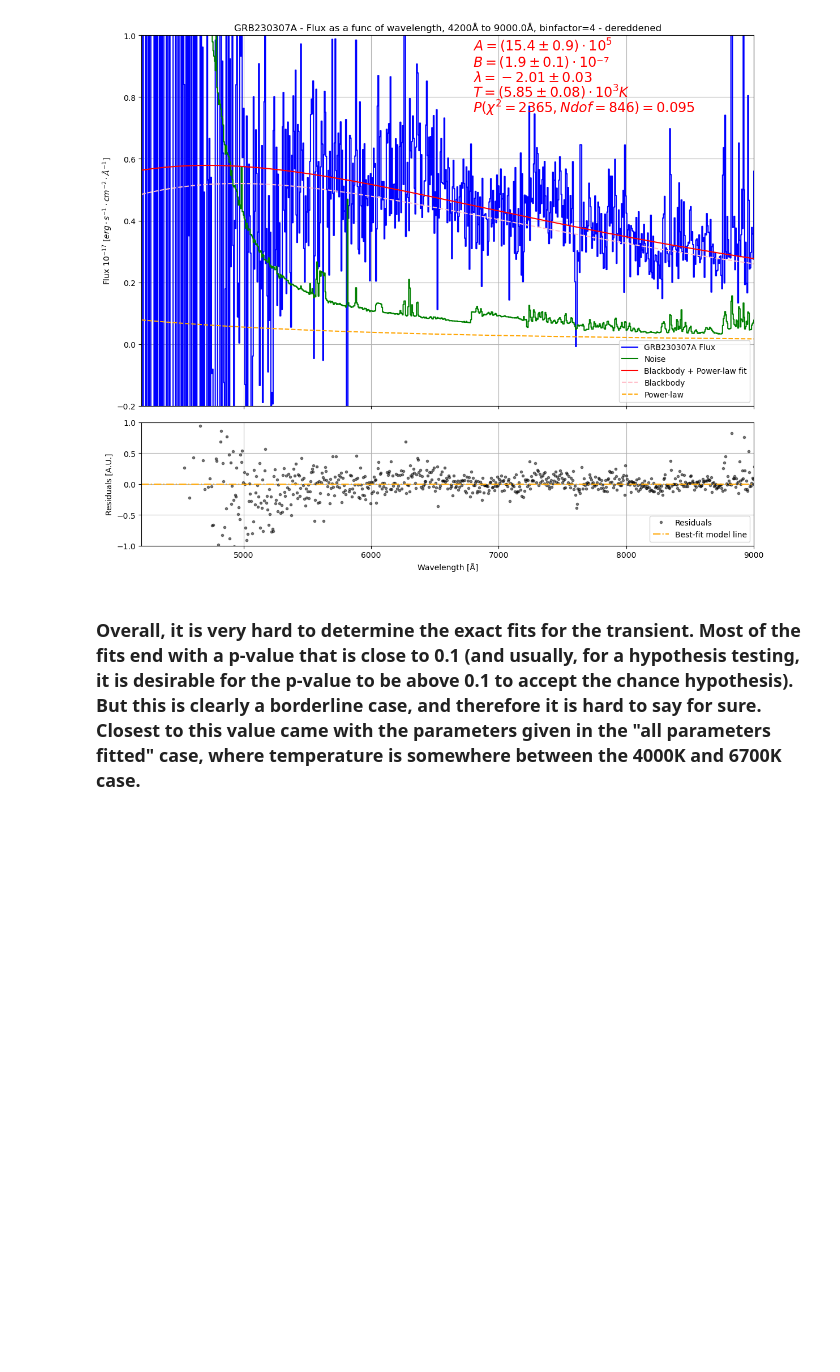
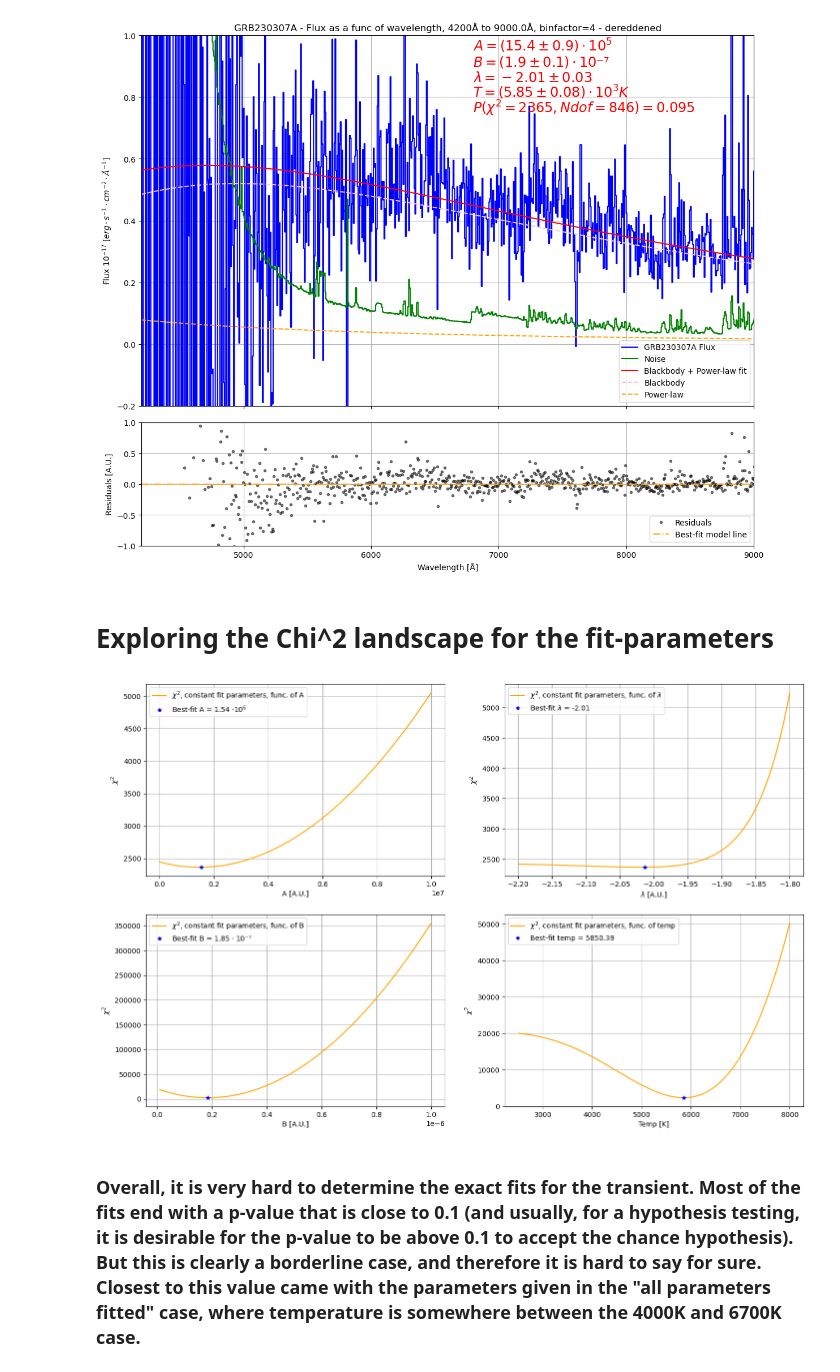
Before and after one commit to Lenti0001/Florent-GRB230307A, a Jupyter notebook: Binning/Curve fit, blackbody + power-law - binfactor 4.ipynb, the cells around one changed output. Saved outputs shown, nothing was run; the diff lists cells and outputs as text; code cells hidden in the pictures; blank space fills up the shorter version.

Commit message:
Added plots of Chi^2 as a func. of various parameters & Changed file-naming code

```diff
--- a/Binning/Curve fit, blackbody + power-law - binfactor 4.ipynb
+++ b/Binning/Curve fit, blackbody + power-law - binfactor 4.ipynb
@@ -367,4 +365,69 @@ if save==True:
 # %% [output]
 [figure]
+# %% [markdown]
+# Exploring the Chi^2 landscape for the fit-parameters
+# %%
+def chi2_fitting(wavebin, a, k, m, T):
+    y_fit = scaling_function3(wavebin, a, k, m, T)
+    chi2 = np.sum(((fluxbin - y_fit) / noisebin)**2)
+    return chi2
+# %%
+fig = plt.figure(figsize=(17, 11))
+rows = 2
+columns = 2
+save=False
+
+fig.add_subplot(rows, columns, 1)
+A_range = np.linspace(1e3, 1e7, len(wavebin))
+chi2_range = []
+for i in A_range:
+    chi2_range.append(chi2_fitting(wavebin, i, par[1], par[2], par[3]))
+plt.plot(A_range, chi2_range, label="$\chi^{2}$, constant fit parameters, func. of A", color="orange")
+plt.plot(par[0], chi2_fitting(wavebin, par[0], par[1], par[2], par[3]), "r*", label="Best-fit A = {} $\cdot 10^6$".format(round(par[0]/1e6,2)), color="blue")
+plt.ylabel("$\chi^{2}$")
+plt.xlabel("A [A.U.]")
+plt.legend(loc="upper left")
+plt.grid()
+
+fig.add_subplot(rows, columns, 2)
+lam_range = np.linspace(-1.8, -2.2, len(wavebin))
+chi2_range = []
+for i in lam_range:
+    chi2_range.append(chi2_fitting(wavebin, par[0], i, par[2], par[3]))
+plt.plot(lam_range, chi2_range, label="$\chi^{2}$, constant fit parameters, func. of $\lambda$", color="orange")
+plt.plot(par[1], chi2_fitting(wavebin, par[0], par[1], par[2], par[3]), "r*", label="Best-fit $\lambda$ = {}".format(round(par[1], 2)), color="blue")
+plt.ylabel("$\chi^{2}$")
+plt.xlabel("$\lambda$ [A.U.]")
+plt.legend(loc="upper left")
+plt.grid()
+
+fig.add_subplot(rows, columns, 3)
+B_range = np.linspace(1e-8, 1e-6, len(wavebin))
+chi2_range = []
+for i in B_range:
+    chi2_range.append(chi2_fitting(wavebin, par[0], par[1], i, par[3]))
+plt.plot(B_range, chi2_range, label="$\chi^{2}$, constant fit parameters, func. of B", color="orange")
+plt.plot(par[2], chi2_fitting(wavebin, par[0], par[1], par[2], par[3]), "r*", label="Best-fit B = {} $\cdot$ 10⁻⁷".format(round(par[2]*1e7, 2)), color="blue")
+plt.ylabel("$\chi^{2}$")
+plt.xlabel("B [A.U.]")
+plt.legend(loc="upper left")
+plt.grid()
+
+fig.add_subplot(rows, columns, 4)
+temp_range = np.linspace(2500, 8000, len(wavebin))
+chi2_range = []
+for i in temp_range:
+    chi2_range.append(chi2_fitting(wavebin, par[0], par[1], par[2], i))
+plt.plot(temp_range, chi2_range, label="$\chi^{2}$, constant fit parameters, func. of temp", color="orange")
+plt.plot(par[3], chi2_fitting(wavebin, par[0], par[1], par[2], par[3]), "r*", label="Best-fit temp = {}".format(round(par[3], 2)), color="blue")
+plt.ylabel("$\chi^{2}$")
+plt.xlabel("Temp [K]")
+plt.legend(loc="upper left")
+plt.grid()
+
+if save==True:
+    plt.savefig("Bb_and_p_l-chi2-landscape.png", dpi=300)
+# %% [output]
+[figure, added]
 # %% [markdown]
 ### Overall, it is very hard to determine the exact fits for the transient. Most of the fits end with a p-value that is close to 0.1 (and usually, for a hypothesis testing, it is desirable for the p-value to be above 0.1 to accept the chance hypothesis). But this is clearly a borderline case, and therefore it is hard to say for sure. Closest to this value came with the parameters given in the "all parameters fitted" case, where temperature is somewhere between the 4000K and 6700K case.
```
Also changed, not shown: parts of 1 cell of this notebook, 2 other files.
